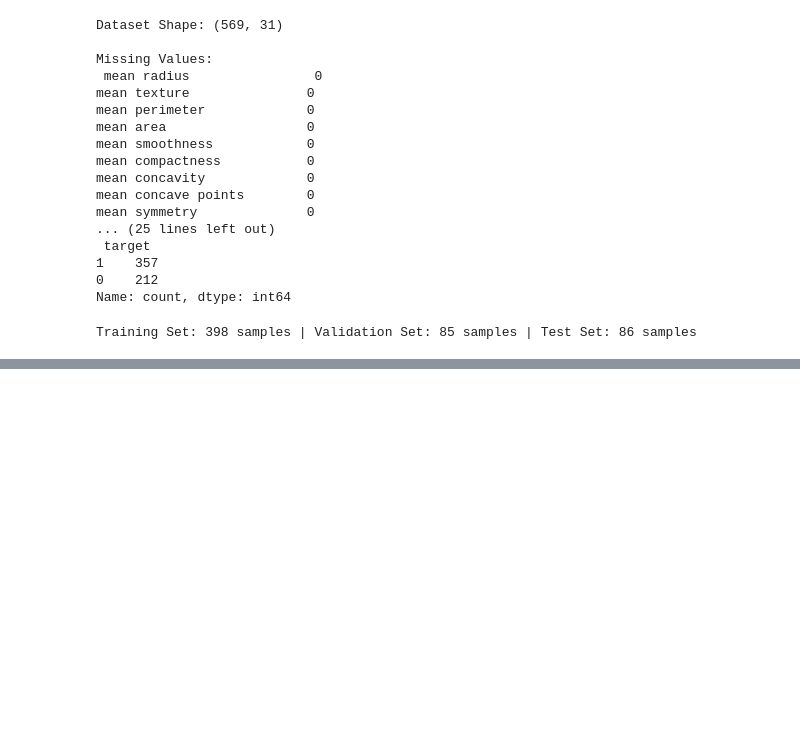
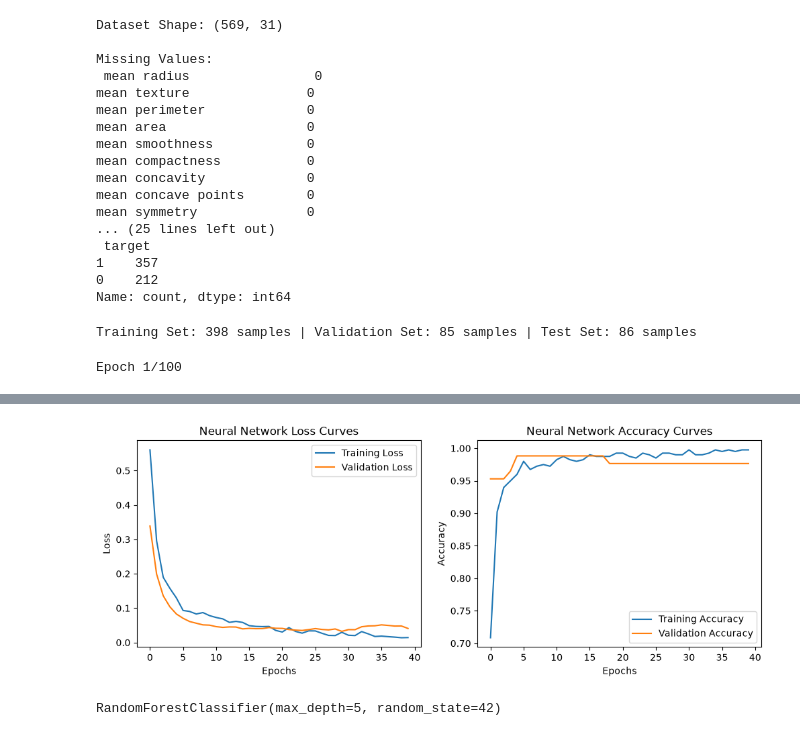
Before and after one commit to abalharbi99/DS471-Breast-Cancer-ML-Project, a Jupyter notebook: DS471_Breast_Cancer_Project.ipynb, the cells around one changed output, grey strips where cells are left out. Drawn from its saved outputs; the diff is of its cells as text; code cells hidden in the pictures; blank space fills up the shorter version.

```diff
--- a/DS471_Breast_Cancer_Project.ipynb
+++ b/DS471_Breast_Cancer_Project.ipynb
@@ -69,0 +73,67 @@ Training Set: 398 samples | Validation Set: 85 samples | Test Set: 86 samples
+# %%
+from sklearn.ensemble import RandomForestClassifier
+from sklearn.metrics import accuracy_score, classification_report, confusion_matrix
+from sklearn.svm import SVC
+import tensorflow as tf
+from tensorflow.keras.callbacks import EarlyStopping
+from tensorflow.keras.layers import Dense, Dropout
+from tensorflow.keras.models import Sequential
+
+# --- Model 1: Mandatory Neural Network ---
+nn_model = Sequential([
+    Dense(64, activation='relu', input_shape=(X_train_scaled.shape[1],)),
+    Dropout(0.3),
+    Dense(32, activation='relu'),
+    Dropout(0.2),
+    Dense(1, activation='sigmoid'),  # Binary classification output
+])
+
+nn_model.compile(
+    optimizer='adam', loss='binary_crossentropy', metrics=['accuracy']
+)
+
+# Early stopping to prevent overfitting and track epochs
+early_stop = EarlyStopping(
+    monitor='val_loss', patience=10, restore_best_weights=True
+)
+
+history = nn_model.fit(
+    X_train_scaled,
+    y_train,
+    validation_data=(X_val_scaled, y_val),
+    epochs=100,
+    batch_size=16,
+    callbacks=[early_stop],
+    verbose=1,
+)
+
+# Plotting Training & Validation Curves (Mandatory Requirement!)
+plt.figure(figsize=(12, 4))
+plt.subplot(1, 2, 1)
+plt.plot(history.history['loss'], label='Training Loss')
+plt.plot(history.history['val_loss'], label='Validation Loss')
+plt.title('Neural Network Loss Curves')
+plt.xlabel('Epochs')
+plt.ylabel('Loss')
+plt.legend()
+
+plt.subplot(1, 2, 2)
+plt.plot(history.history['accuracy'], label='Training Accuracy')
+plt.plot(history.history['val_accuracy'], label='Validation Accuracy')
+plt.title('Neural Network Accuracy Curves')
+plt.xlabel('Epochs')
+plt.ylabel('Accuracy')
+plt.legend()
+plt.show()
+
+# --- Model 2: Support Vector Machine (SVM) ---
+svm_model = SVC(kernel='rbf', C=1.0, probability=True, random_state=42)
+svm_model.fit(X_train_scaled, y_train)
+
+# --- Model 3: Random Forest Classifier ---
+rf_model = RandomForestClassifier(
+    n_estimators=100, max_depth=5, random_state=42
+)
+rf_model.fit(X_train_scaled, y_train)
+# %% [output]
+Epoch 1/100
@@ -69,0 +157,2 @@ Training Set: 398 samples | Validation Set: 85 samples | Test Set: 86 samples
+[figure, added]
+RandomForestClassifier(max_depth=5, random_state=42)
```
Also changed, not shown: parts of 6 cells of this notebook.
